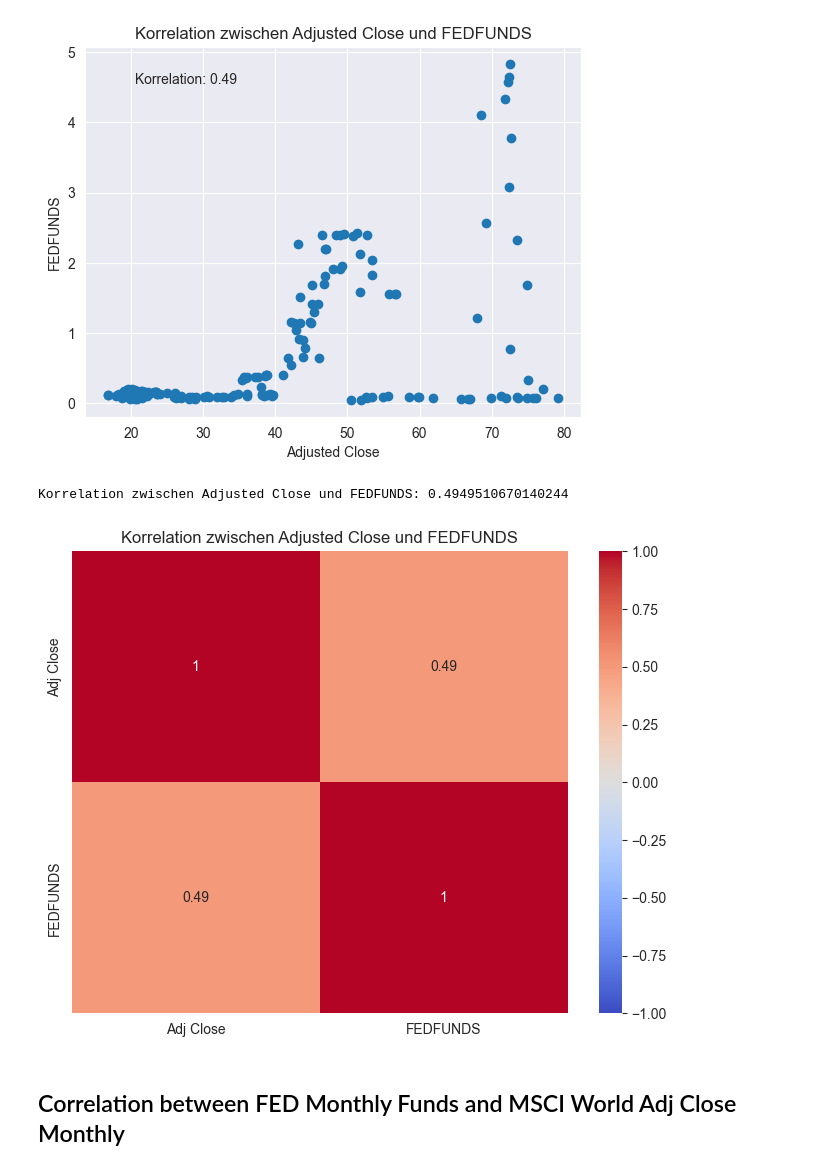
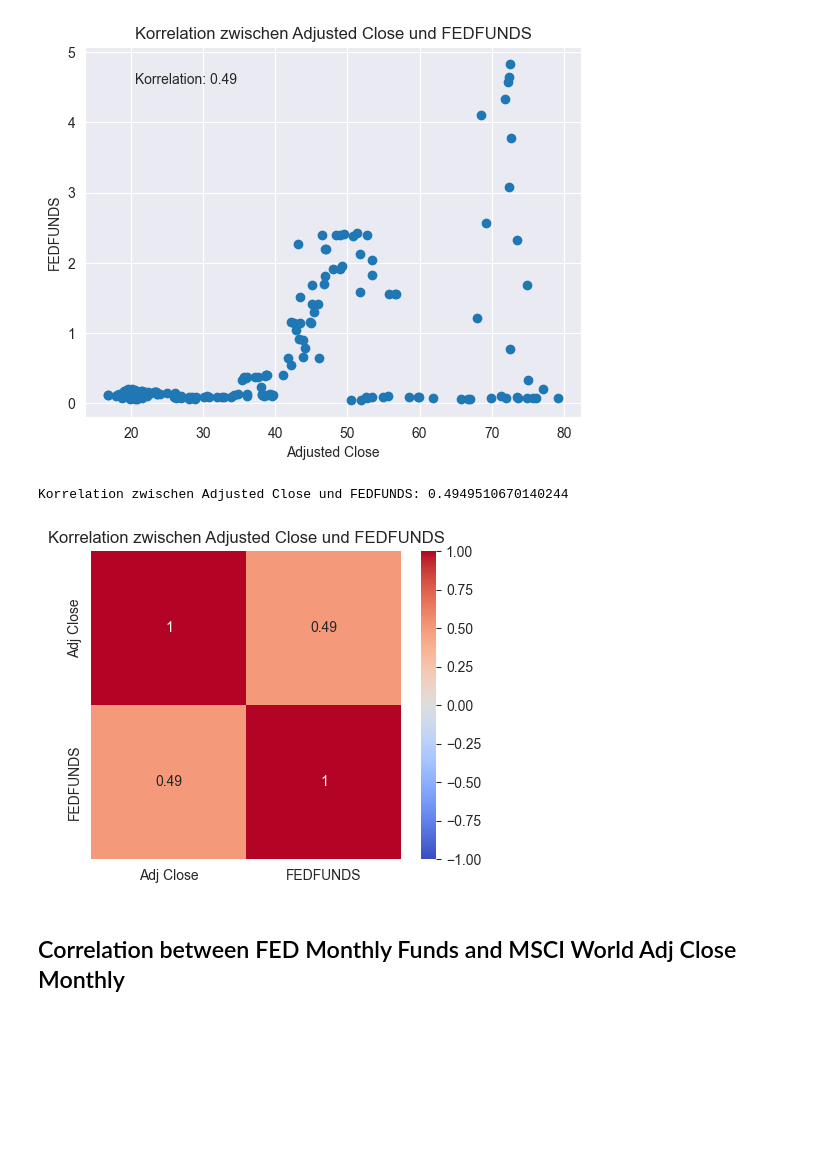
Before and after one commit to FalcarDE/ss_2032_stonks_data_science, a Jupyter notebook: Chapter 1 - Exploratory Data Analysis.ipynb, the cells around one changed output. Cells and saved outputs as stored; diff of their text form; code cells hidden in the pictures; blank space fills up the shorter version.

```diff
--- a/Chapter 1 - Exploratory Data Analysis.ipynb
+++ b/Chapter 1 - Exploratory Data Analysis.ipynb
@@ -260,23 +261,24 @@ plt.show()
 [figure]
 # %%
 # Daten zusammenführen
+# reset_index()-Funktion setzt Index des Datenrahmens zurücksetzt
 combined_data = pd.concat([etf_filtered.reset_index(drop=True), fed_funds_filtered.reset_index(drop=True)], axis=1)
 
 # Korrelationsmatrix erstellen
 correlation_matrix = combined_data.corr()
 
 # Korrelation ausgeben
 correlation = correlation_matrix.iloc[0, 1]
 print(f"Korrelation zwischen Adjusted Close und FEDFUNDS: {correlation}")
 
 # Heatmap mit Korrelationsmatrix erstellen
-plt.figure(figsize=(8, 6))
+plt.figure(figsize=(5, 4))
 sns.heatmap(correlation_matrix, annot=True, cmap='coolwarm', vmin=-1, vmax=1)
 plt.title('Korrelation zwischen Adjusted Close und FEDFUNDS')
 plt.show()
 # %% [output]
 Korrelation zwischen Adjusted Close und FEDFUNDS: 0.4949510670140244
-[figure, old version]
+[figure, new version]
 # %% [markdown]
 ## Correlation between FED Monthly Funds and MSCI World Adj Close Monthly
 # %%
```
Also changed, not shown: parts of 3 cells of this notebook.
